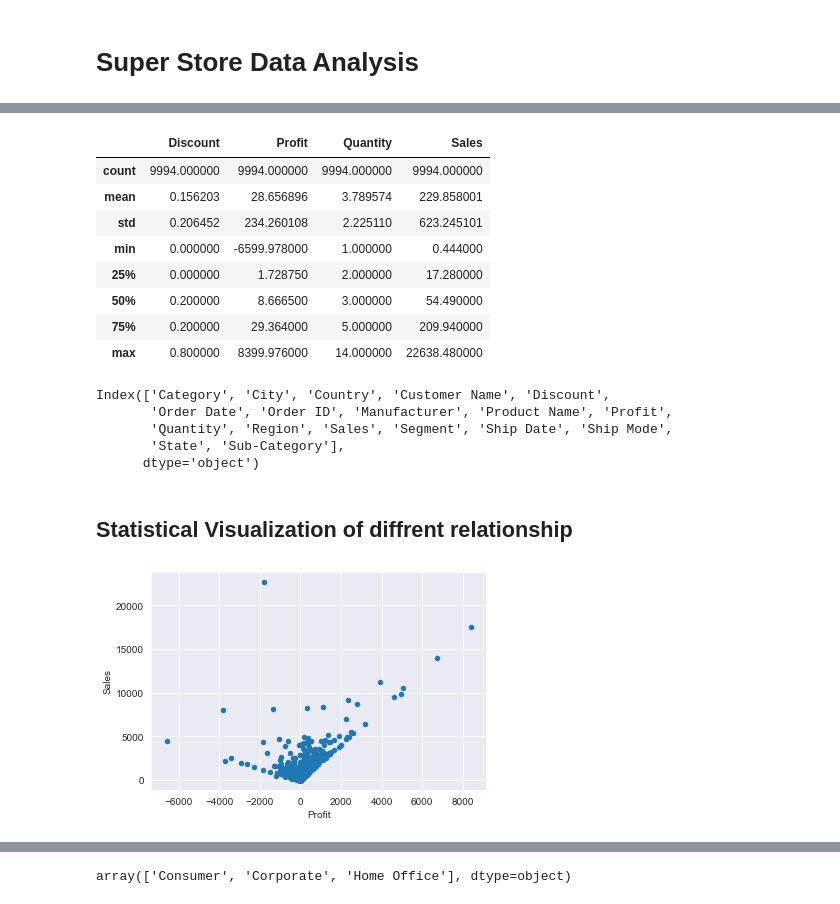
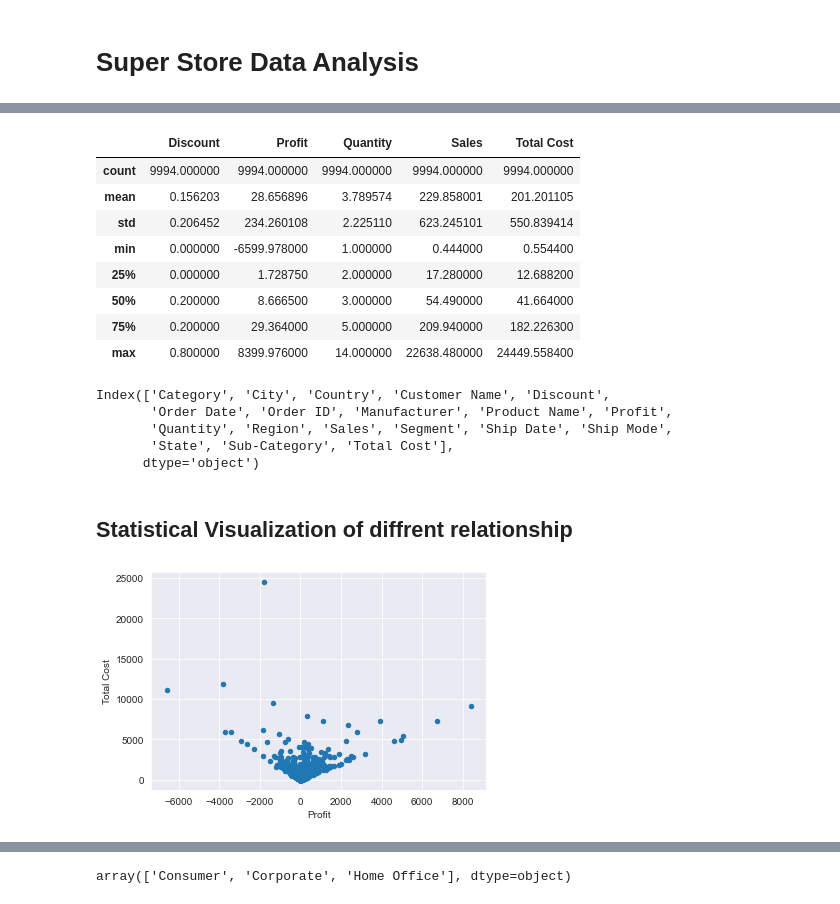
Before and after one commit to ShamikOfficial/Super-Store-Analysis, a Jupyter notebook: Super Store Analysis.ipynb, the cells around one changed output, grey strips where cells are left out. Drawn from its saved outputs; the diff is of its cells as text; code cells hidden in the pictures.

Commit message:
Update Super Store Analysis.ipynb
Added new visual Demographics for Data Analysis.

```diff
--- a/Super Store Analysis.ipynb
+++ b/Super Store Analysis.ipynb
@@ -20,6 +21,9 @@ warnings.filterwarnings('ignore')
 #https://data.world/annjackson/2019-superstore
 df_store = pd.read_csv("Superstore_2019.csv")
 df_store = df_store.drop(["Number of Records","Postal Code"], axis=1, inplace=False)
+df_store['Total Cost']=(df_store['Sales']-df_store['Profit'])
+#df_store['Unit Cost Price']=df_store['Total Cost']/df_store['Quantity']
+#df_store['Unit Sales Price']=df_store['Total Cost']/df_store['Quantity']
 df_store
 # %% [output]
 |  | Category | City | Country | Customer Name | Discount | Order Date | Order ID | Manufacturer | Product Name | ... |
@@ -38,28 +42,28 @@ df_store
 # %%
 df_store.describe()
 # %% [output]
-|  | Discount | Profit | Quantity | Sales |
-| count | 9994.000000 | 9994.000000 | 9994.000000 | 9994.000000 |
-| mean | 0.156203 | 28.656896 | 3.789574 | 229.858001 |
-| std | 0.206452 | 234.260108 | 2.225110 | 623.245101 |
-| min | 0.000000 | -6599.978000 | 1.000000 | 0.444000 |
-| 25% | 0.000000 | 1.728750 | 2.000000 | 17.280000 |
-| 50% | 0.200000 | 8.666500 | 3.000000 | 54.490000 |
-| 75% | 0.200000 | 29.364000 | 5.000000 | 209.940000 |
-| max | 0.800000 | 8399.976000 | 14.000000 | 22638.480000 |
+|  | Discount | Profit | Quantity | Sales | Total Cost |
+| count | 9994.000000 | 9994.000000 | 9994.000000 | 9994.000000 | 9994.000000 |
+| mean | 0.156203 | 28.656896 | 3.789574 | 229.858001 | 201.201105 |
+| std | 0.206452 | 234.260108 | 2.225110 | 623.245101 | 550.839414 |
+| min | 0.000000 | -6599.978000 | 1.000000 | 0.444000 | 0.554400 |
+| 25% | 0.000000 | 1.728750 | 2.000000 | 17.280000 | 12.688200 |
+| 50% | 0.200000 | 8.666500 | 3.000000 | 54.490000 | 41.664000 |
+| 75% | 0.200000 | 29.364000 | 5.000000 | 209.940000 | 182.226300 |
+| max | 0.800000 | 8399.976000 | 14.000000 | 22638.480000 | 24449.558400 |
 # %%
 df_store.columns
 # %% [output]
 Index(['Category', 'City', 'Country', 'Customer Name', 'Discount',
        'Order Date', 'Order ID', 'Manufacturer', 'Product Name', 'Profit',
        'Quantity', 'Region', 'Sales', 'Segment', 'Ship Date', 'Ship Mode',
-       'State', 'Sub-Category'],
+       'State', 'Sub-Category', 'Total Cost'],
       dtype='object')
 # %% [markdown]
 ## Statistical Visualization of diffrent relationship
 # %%
 sns.set_style('darkgrid')
-df_store.plot(y="Sales", x="Profit", kind="scatter")
+df_store.plot(y="Total Cost", x="Profit", kind="scatter")
 plt.show()
 # %% [output]
-[figure, old version]
+[figure, new version]
```
Also changed, not shown: parts of 7 cells of this notebook.
